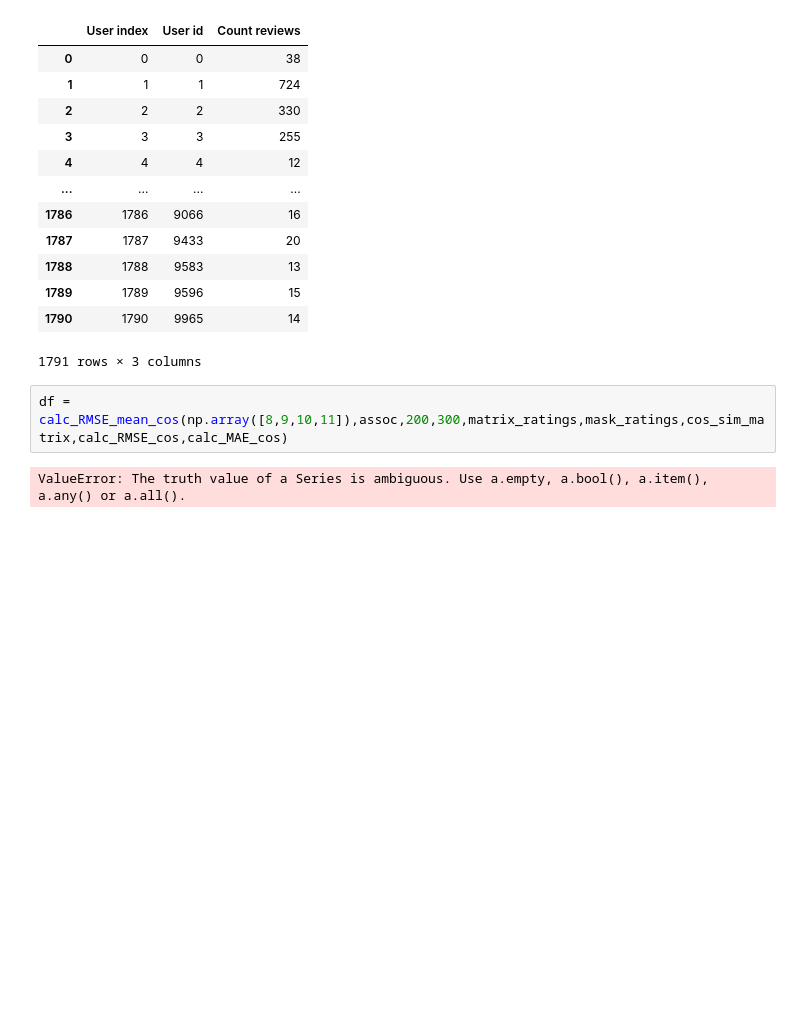
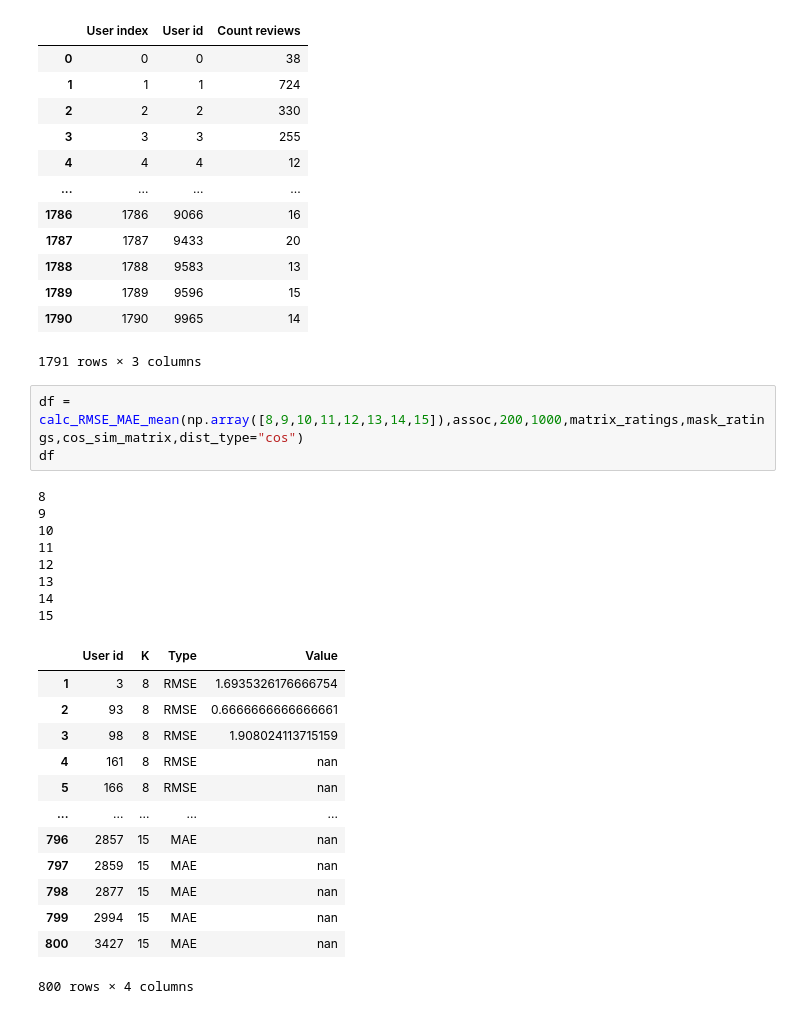
Before and after one commit to Franciline/Recommendation_system, a Jupyter notebook: rmse_mae_evolution.ipynb, the cells around one changed output. Cells and saved outputs as stored; diff of their text form; blank space fills up the shorter version.

```diff
--- a/rmse_mae_evolution.ipynb
+++ b/rmse_mae_evolution.ipynb
@@ -67,6 +67,27 @@ assoc
 | 1790 | 1790 | 9965 | 14 |
 1791 rows × 3 columns
 # %%
-df = calc_RMSE_mean_cos(np.array([8,9,10,11]),assoc,200,300,matrix_ratings,mask_ratings,cos_sim_matrix,calc_RMSE_cos,calc_MAE_cos)
+df = calc_RMSE_MAE_mean(np.array([8,9,10,11,12,13,14,15]),assoc,200,1000,matrix_ratings,mask_ratings,cos_sim_matrix,dist_type="cos")
+df
 # %% [output]
-ValueError: The truth value of a Series is ambiguous. Use a.empty, a.bool(), a.item(), a.any() or a.all().
+8
+9
+10
+11
+12
+13
+14
+15
+|  | User id | K | Type | Value |
+| 1 | 3 | 8 | RMSE | 1.6935326176666754 |
+| 2 | 93 | 8 | RMSE | 0.6666666666666661 |
+| 3 | 98 | 8 | RMSE | 1.908024113715159 |
+| 4 | 161 | 8 | RMSE | nan |
+| 5 | 166 | 8 | RMSE | nan |
+| ... | ... | ... | ... | ... |
+| 796 | 2857 | 15 | MAE | nan |
+| 797 | 2859 | 15 | MAE | nan |
+| 798 | 2877 | 15 | MAE | nan |
+| 799 | 2994 | 15 | MAE | nan |
+| 800 | 3427 | 15 | MAE | nan |
+800 rows × 4 columns
```
Also changed, not shown: parts of 1 cell of this notebook, 1 other file.
